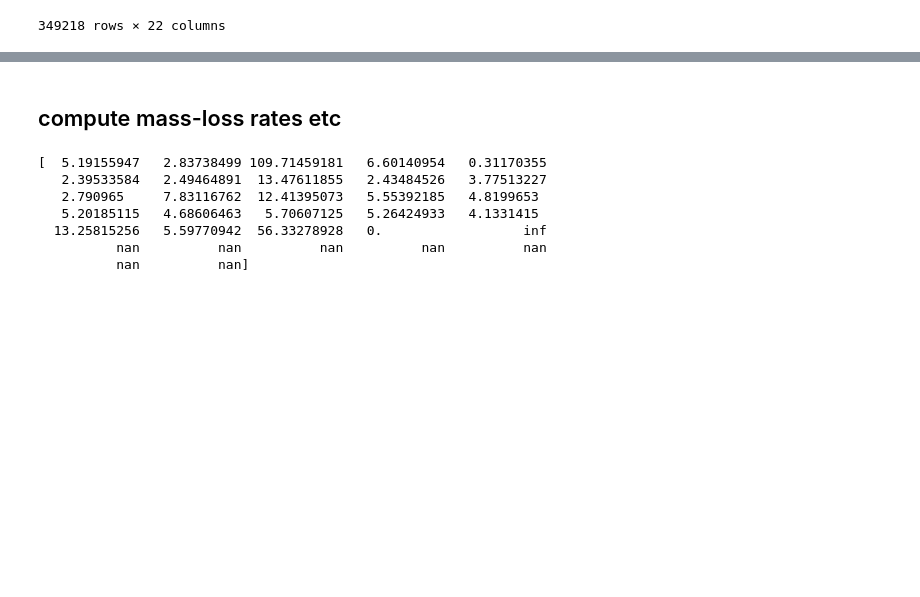
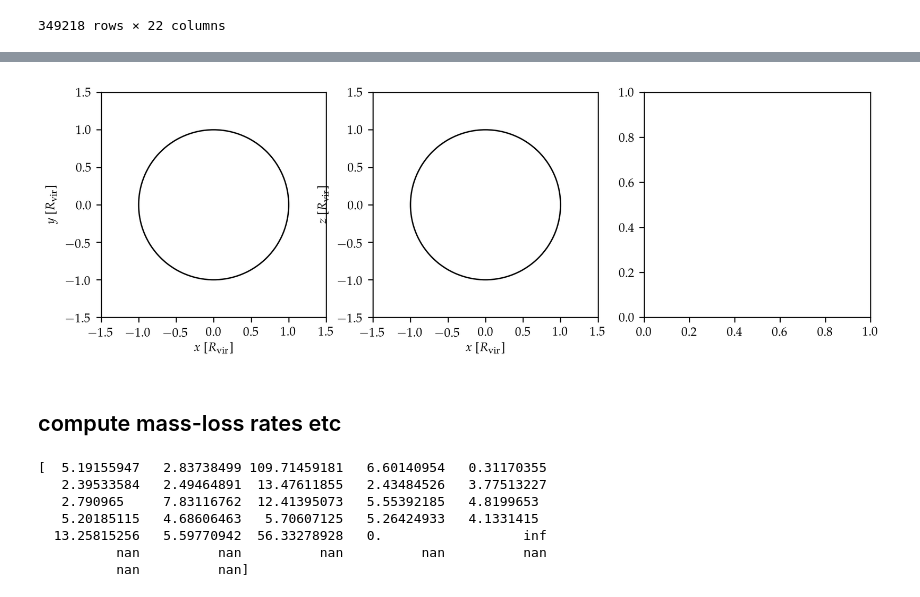
Before and after one commit to hollisakins/Justice_League_Code, a Jupyter notebook: Analysis/RamPressure/ParticleTrackingPlots.ipynb, the cells around one changed output, grey strips where cells are left out. Drawn from its saved outputs; the diff is of its cells as text; code cells hidden in the pictures; blank space fills up the shorter version.

```diff
--- a/Analysis/RamPressure/ParticleTrackingPlots.ipynb
+++ b/Analysis/RamPressure/ParticleTrackingPlots.ipynb
@@ -69,3 +129,25 @@ plt.show()
+# %%
+host_radius = plt.Circle((0, 0), 1, color='k', fill=False)
+ax[0].add_artist(host_radius)
+
+host_radius = plt.Circle((0, 0), 1, color='k', fill=False)
+ax[1].add_artist(host_radius)
+
+
+ax[0].set_xlabel(r'$x$ [$R_{\rm vir}$]')
+ax[0].set_ylabel(r'$y$ [$R_{\rm vir}$]')
+
+ax[1].set_xlabel(r'$x$ [$R_{\rm vir}$]')
+ax[1].set_ylabel(r'$z$ [$R_{\rm vir}$]')
+
+for a in [ax[0],ax[1]]:
+    a.set_aspect('equal')
+    a.set_xlim(-R,R)
+    a.set_ylim(-R,R)
+
+plt.show()
+# %% [output]
+[figure, added]
 # %% [markdown]
 ## compute mass-loss rates etc
 # %%
```
Also changed, not shown: parts of 3 cells of this notebook, 2 other files.
